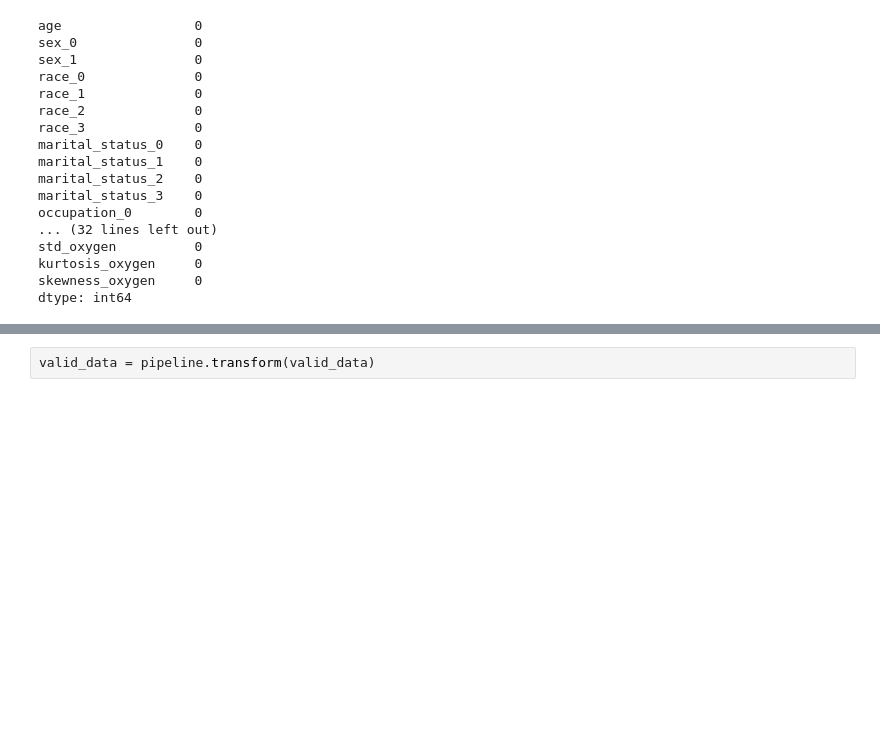
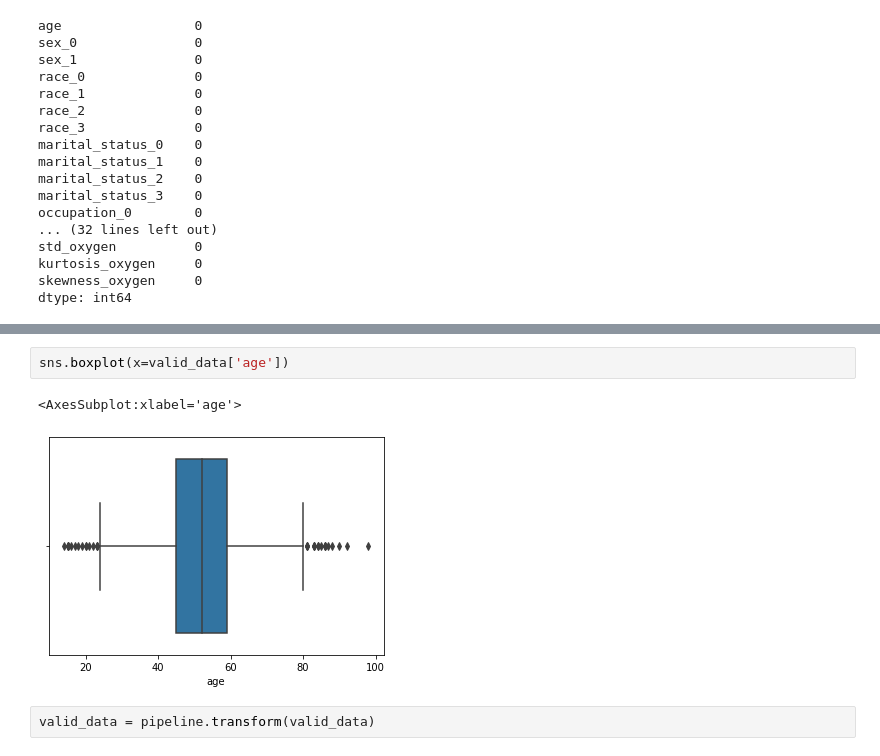
Before and after one commit to martinbudinsky3/diabetes-prediction, a Jupyter notebook: Budinsky_Balekova_Strojove_ucenie.ipynb, the cells around one changed output, grey strips where cells are left out. Cells and saved outputs as stored; diff of their text form; blank space fills up the shorter version.

```diff
--- a/Budinsky_Balekova_Strojove_ucenie.ipynb
+++ b/Budinsky_Balekova_Strojove_ucenie.ipynb
@@ -606,3 +617,8 @@ dtype: int64
+# %%
+sns.boxplot(x=valid_data['age'])
+# %% [output]
+<AxesSubplot:xlabel='age'>
+[figure, added]
 # %%
 valid_data = pipeline.transform(valid_data)
 # %%
```
Also changed, not shown: parts of 5 cells of this notebook.
